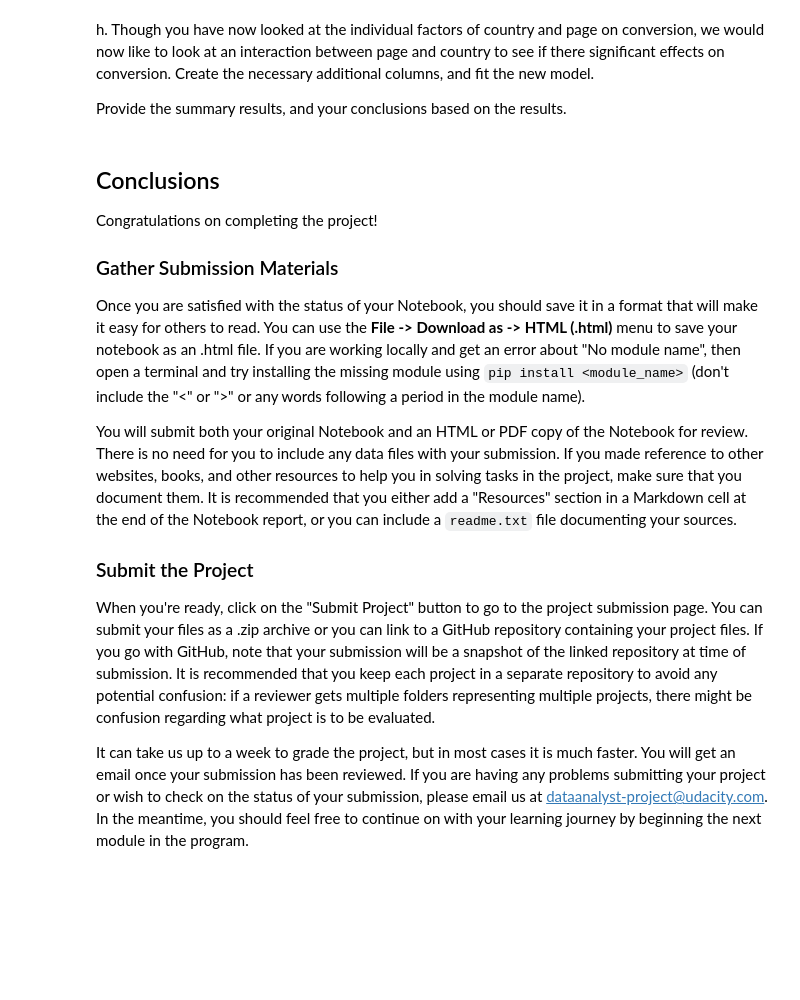
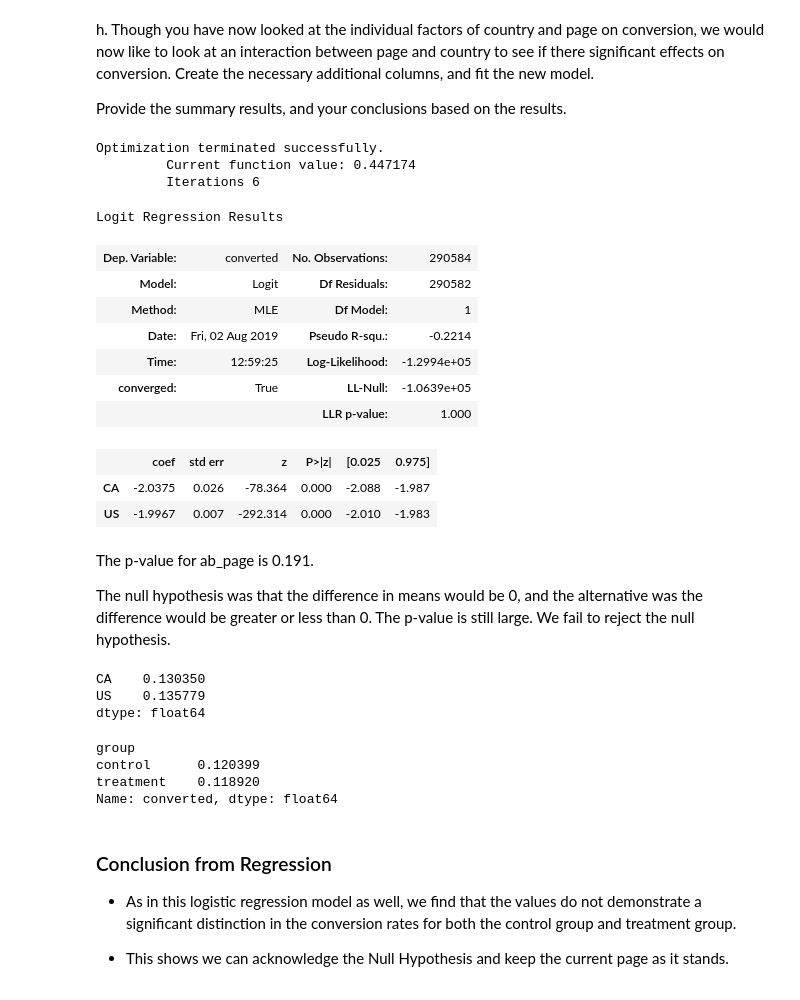
Before and after one commit to Lashuk1729/Analysis_AB_Test, a Jupyter notebook: Analyze_ab_test_results_notebook.ipynb, the cells around one changed output. Saved outputs shown, nothing was run; the diff lists cells and outputs as text; code cells hidden in the pictures; blank space fills up the shorter version.

Commit message:
Completed the project on AB Testing

```diff
--- a/Analyze_ab_test_results_notebook.ipynb
+++ b/Analyze_ab_test_results_notebook.ipynb
@@ -481,20 +523,45 @@ h. Though you have now looked at the individual factors of country and page on c
 Provide the summary results, and your conclusions based on the results.
 # %%
 ### Fit Your Linear Model And Obtain the Results
+df['intercept'] = 1
+
+lmod = sm.Logit(df_new['converted'], df_new[['CA', 'US']])
+results = lmod.fit()
+results.summary()
+# %% [output]
+Optimization terminated successfully.
+         Current function value: 0.447174
+         Iterations 6
+Logit Regression Results
+| Dep. Variable: | converted | No. Observations: | 290584 |
+| Model: | Logit | Df Residuals: | 290582 |
+| Method: | MLE | Df Model: | 1 |
+| Date: | Fri, 02 Aug 2019 | Pseudo R-squ.: | -0.2214 |
+| Time: | 12:59:25 | Log-Likelihood: | -1.2994e+05 |
+| converged: | True | LL-Null: | -1.0639e+05 |
+|  |  | LLR p-value: | 1.000 |
+|  | coef | std err | z | P>|z| | [0.025 | 0.975] |
+| CA | -2.0375 | 0.026 | -78.364 | 0.000 | -2.088 | -1.987 |
+| US | -1.9967 | 0.007 | -292.314 | 0.000 | -2.010 | -1.983 |
-# %% [markdown]
-<a id='conclusions'></a>
-## Conclusions
-
-Congratulations on completing the project!
-
-### Gather Submission Materials
-
-Once you are satisfied with the status of your Notebook, you should save it in a format that will make it easy for others to read. You can use the __File -> Download as -> HTML (.html)__ menu to save your notebook as an .html file. If you are working locally and get an error about "No module name", then open a terminal and try installing the missing module using `pip install <module_name>` (don't include the "<" or ">" or any words following a period in the module name).
-
-You will submit both your original Notebook and an HTML or PDF copy of the Notebook for review. There is no need for you to include any data files with your submission. If you made reference to other websites, books, and other resources to help you in solving tasks in the project, make sure that you document them. It is recommended that you either add a "Resources" section in a Markdown cell at the end of the Notebook report, or you can include a `readme.txt` file documenting your sources.
-
-### Submit the Project
-
-When you're ready, click on the "Submit Project" button to go to the project submission page. You can submit your files as a .zip archive or you can link to a GitHub repository containing your project files. If you go with GitHub, note that your submission will be a snapshot of the linked repository at time of submission. It is recommended that you keep each project in a separate repository to avoid any potential confusion: if a reviewer gets multiple folders representing multiple projects, there might be confusion regarding what project is to be evaluated.
-
-It can take us up to a week to grade the project, but in most cases it is much faster. You will get an email once your submission has been reviewed. If you are having any problems submitting your project or wish to check on the status of your submission, please email us at dataanalyst-project@udacity.com. In the meantime, you should feel free to continue on with your learning journey by beginning the next module in the program.
+# %% [markdown]
+The p-value for ab_page is 0.191.
+
+The null hypothesis was that the difference in means would be 0, and the alternative was the difference would be greater or less than 0. The p-value is still large. We fail to reject the null hypothesis.
+# %%
+np.exp(results.params)
+# %% [output]
+CA    0.130350
+US    0.135779
+dtype: float64
+# %%
+df.groupby('group').mean()['converted']
+# %% [output]
+group
+control      0.120399
+treatment    0.118920
+Name: converted, dtype: float64
+# %% [markdown]
+### Conclusion from Regression
+- As in this logistic regression model as well, we find that the values do not demonstrate a significant distinction in the conversion rates for both the control group and treatment group.
+
+- This shows we can acknowledge the Null Hypothesis and keep the current page as it stands.
```
Also changed, not shown: parts of 20 cells of this notebook.
